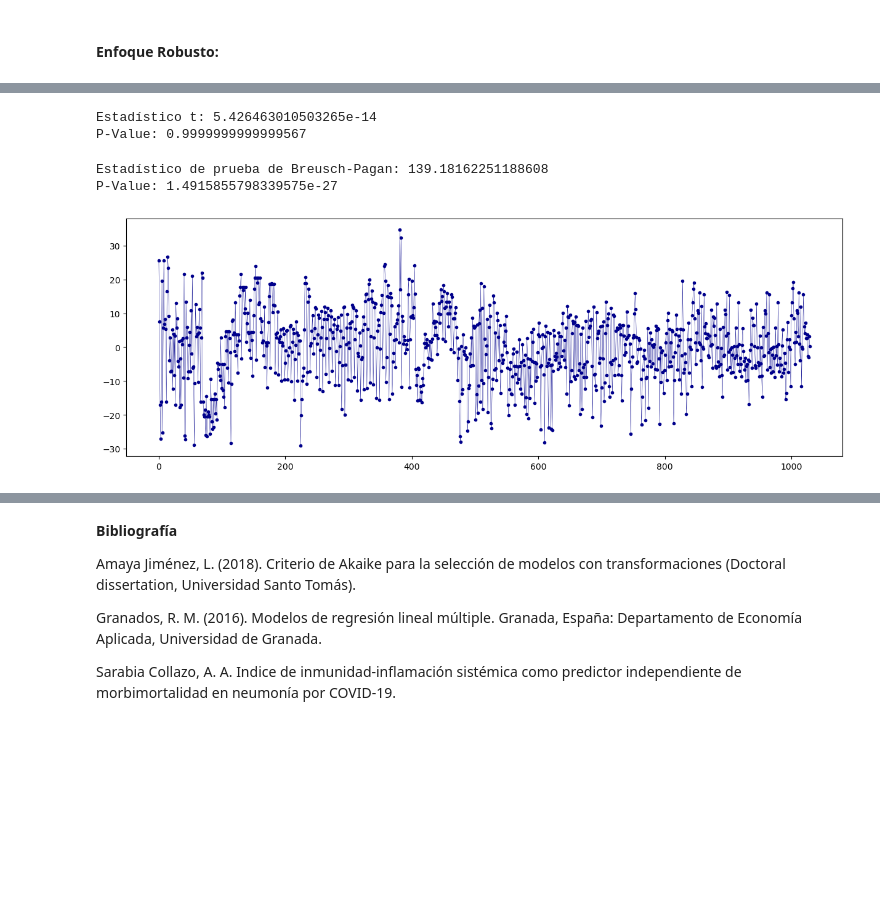
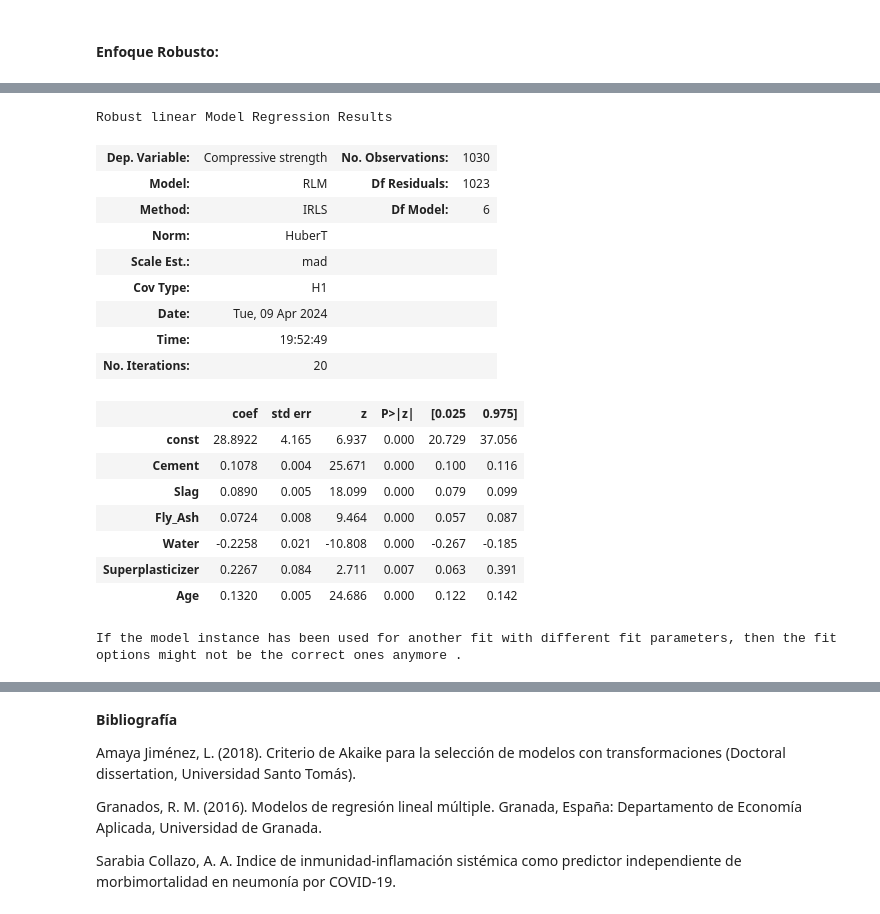
Before and after one commit to Daniel1martinez2/mcd-analisis-cuantitativo-evaluacion-1, a Jupyter notebook: punto_5.ipynb, the cells around one changed output, grey strips where cells are left out. Cells and saved outputs as stored; diff of their text form; code cells hidden in the pictures; blank space fills up the shorter version.

```diff
--- a/punto_5.ipynb
+++ b/punto_5.ipynb
@@ -679,38 +640,26 @@ plt.show()
-# %%
-#Media Cero
-
-#One Sample T-Test
-
-from scipy import stats
-
-
-residuos = results_robust.resid
-
-# Prueba de One Sample T-Test
-
-t_statistic, p_valor = stats.ttest_1samp(residuos, 0)
-
-
-print("Estadístico t:", t_statistic)
-print("P-Value:", p_valor)
-# %% [output]
-Estadístico t: 5.426463010503265e-14
-P-Value: 0.9999999999999567
-# %%
-#A través de este código se utiliza el método .exog que accede a la matriz de variables independientes del modelo
-
-bp_test = sm.stats.diagnostic.het_breuschpagan(results_robust.resid, results_robust.model.exog)
-print("Estadístico de prueba de Breusch-Pagan:", bp_test[0])
-print("P-Value:", bp_test[1])
-# %% [output]
-Estadístico de prueba de Breusch-Pagan: 139.18162251188608
-P-Value: 1.4915855798339575e-27
-# %%
-#Varianza Constante
-
-
-plt.figure(figsize=(15,5))
-plt.plot(results_robust.resid, '.-', color ="darkblue", linewidth=0.3)
-plt.show()
-# %% [output]
-[figure, removed]
+# %%
+rlm_model = sm.RLM(y_r, X_r)
+
+rlm_results = rlm_model.fit()
+
+rlm_results.summary()
+# %% [output]
+Robust linear Model Regression Results
+| Dep. Variable: | Compressive strength | No. Observations: | 1030 |
+| Model: | RLM | Df Residuals: | 1023 |
+| Method: | IRLS | Df Model: | 6 |
+| Norm: | HuberT |  |  |
+| Scale Est.: | mad |  |  |
+| Cov Type: | H1 |  |  |
+| Date: | Tue, 09 Apr 2024 |  |  |
+| Time: | 19:52:49 |  |  |
+| No. Iterations: | 20 |  |  |
+|  | coef | std err | z | P>|z| | [0.025 | 0.975] |
+| const | 28.8922 | 4.165 | 6.937 | 0.000 | 20.729 | 37.056 |
+| Cement | 0.1078 | 0.004 | 25.671 | 0.000 | 0.100 | 0.116 |
+| Slag | 0.0890 | 0.005 | 18.099 | 0.000 | 0.079 | 0.099 |
+| Fly_Ash | 0.0724 | 0.008 | 9.464 | 0.000 | 0.057 | 0.087 |
+| Water | -0.2258 | 0.021 | -10.808 | 0.000 | -0.267 | -0.185 |
+| Superplasticizer | 0.2267 | 0.084 | 2.711 | 0.007 | 0.063 | 0.391 |
+| Age | 0.1320 | 0.005 | 24.686 | 0.000 | 0.122 | 0.142 |
+If the model instance has been used for another fit with different fit parameters, then the fit options might not be the correct ones anymore .
```
Also changed, not shown: parts of 22 cells of this notebook.
